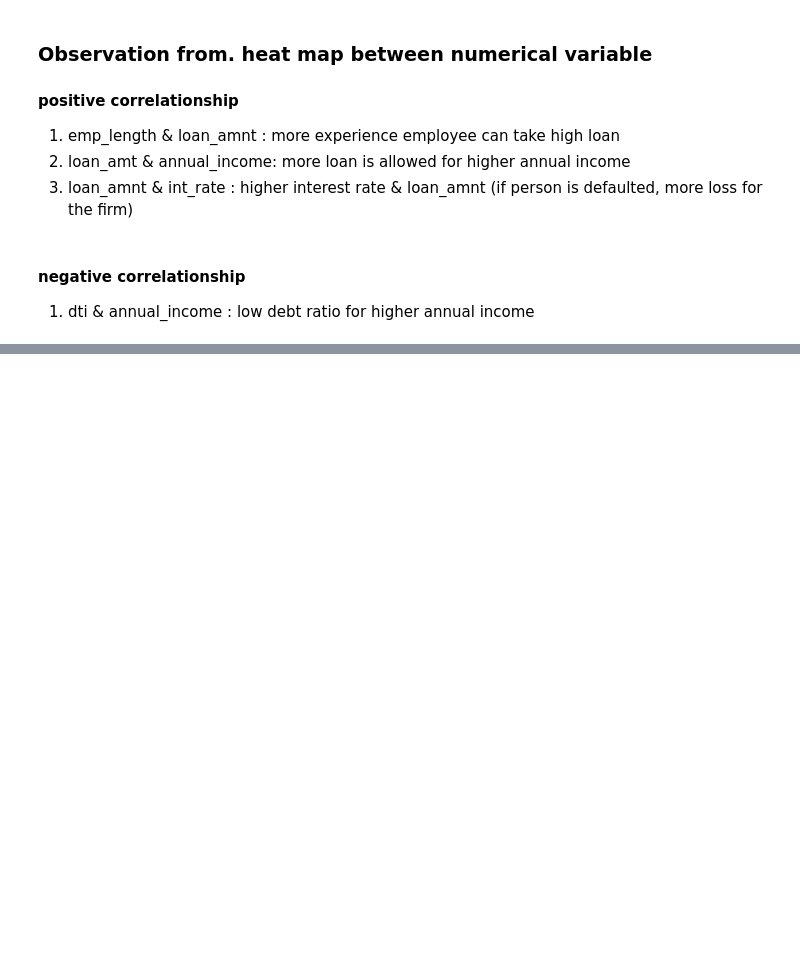
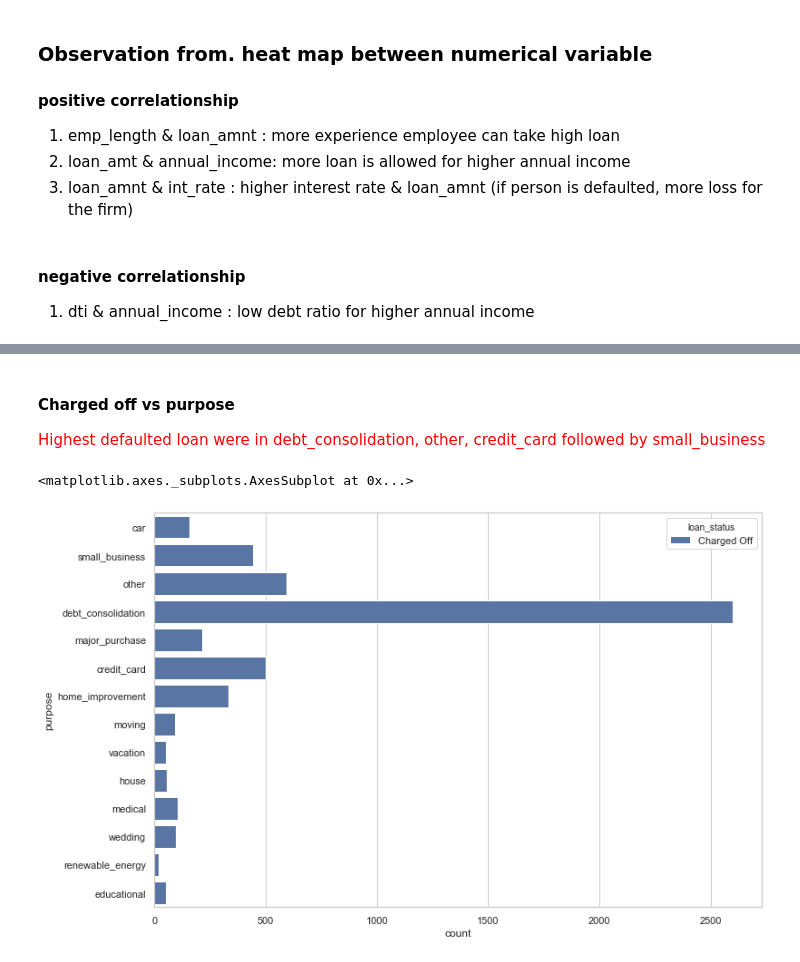
Before and after one commit to ps2420/LendingClubCaseStudy, a Jupyter notebook: lending_case_study.ipynb, the cells around one changed output, grey strips where cells are left out. Saved outputs shown, nothing was run; the diff lists cells and outputs as text; code cells hidden in the pictures; blank space fills up the shorter version.

```diff
--- a/lending_case_study.ipynb
+++ b/lending_case_study.ipynb
@@ -491,0 +513,9 @@ lending_case.isnull().sum()
+# %% [markdown]
+#### Charged off vs purpose
+<font color="red"> Highest defaulted loan were in debt_consolidation, other, credit_card followed by small_business</font>
+# %%
+plt.figure(figsize=[12,8])
+sns.countplot(y = "purpose", hue="loan_status", data = co_lending_case)
+# %% [output]
+<matplotlib.axes._subplots.AxesSubplot at 0x...>
+[figure, added]
```
Also changed, not shown: parts of 39 cells of this notebook.
